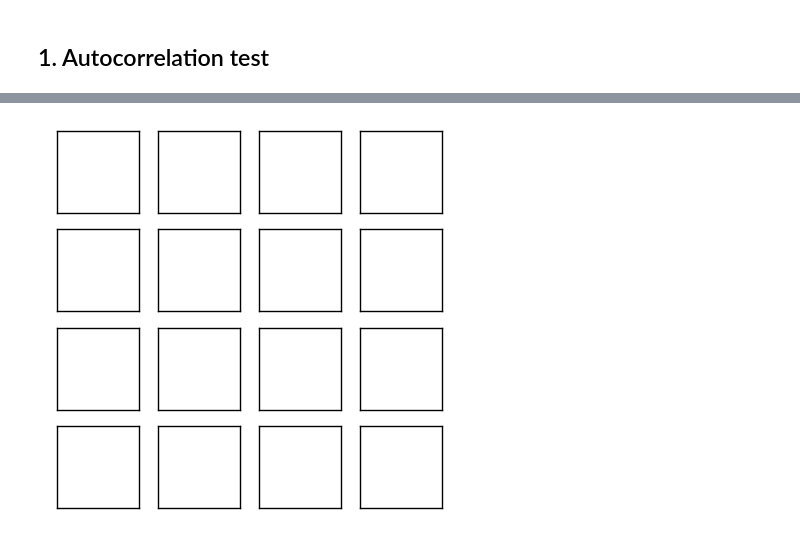
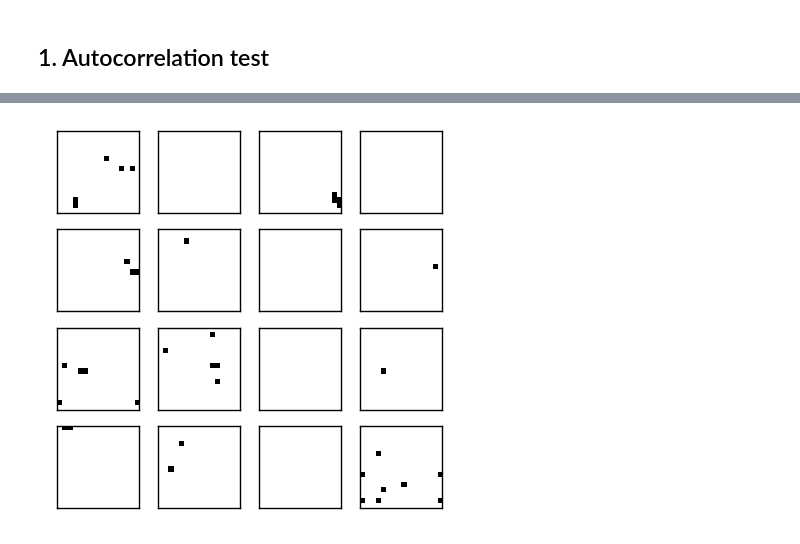
Before and after one commit to chanjure/LGTp, a Jupyter notebook: examples/Extending_machine_learning_classification_capabilities_with_histogram_reweighting.ipynb, the cells around one changed output, grey strips where cells are left out. Cells and saved outputs as stored; diff of their text form; code cells hidden in the pictures.

```diff
--- a/examples/Extending_machine_learning_classification_capabilities_with_histogram_reweighting.ipynb
+++ b/examples/Extending_machine_learning_classification_capabilities_with_histogram_reweighting.ipynb
@@ -144,0 +194,17 @@ len(conf)
+# %%
+# Input paramters
+T = np.linspace(1.53,3.28,32)
+bare_parameters = {'beta':1./T[0], 'J':1., 'h':0.00, 'mu':0.1}
+# %%
+n_equi_ac = t_eq
+for i in range(n_equi_ac):
+    lgt.metropolis(ising_ac, bare_parameters)
+
+n_conf_ac = 100
+conf_ac = []
+M_ac = []
+for e in range(n_conf_ac):
+    lgt.metropolis(ising_ac,bare_parameters)
+    conf_ac.append(ising_ac.field)
+    Mag = calcMag(ising_ac.field)
+    M_ac.append(Mag)
@@ -144,0 +215,6 @@ len(conf)
+# %%
+# Calculate autocorrelation
+ac_hist = np.empty(len(conf_ac))
+
+for i in range(len(conf_ac)):
+    ac_hist[i] = autocorrelation(conf_ac,calcAbsMag,i)
@@ -144,0 +236,12 @@ len(conf)
+# %%
+nt = 32
+
+nt      = 32         #  number of temperature points
+N       = 10         #  size of the lattice, N x N
+eqSteps = 1      #  number of MC sweeps for equilibration
+mcSteps = 100       #  number of MC sweeps for calculation
+
+
+T       = np.linspace(1.53, 3.28, nt);
+E,M,C,X = np.zeros(nt), np.zeros(nt), np.zeros(nt), np.zeros(nt)
+n1, n2  = 1.0/(mcSteps*N*N), 1.0/(mcSteps*mcSteps*N*N)
@@ -151,15 +331,15 @@ len(conf)
 # %%
 fig, ax = plt.subplots(4,4, dpi=125, figsize=(4,4))
 for i in range(4):
     for j in range(4):
         ind = i*4 + j
-        ax[i,j].imshow(conf[ind], vmin=-1, vmax=1, cmap='gray')
+        ax[i,j].imshow(conf[ind*10], vmin=-1, vmax=1, cmap='gray')
         ax[i,j].axes.xaxis.set_visible(False)
         ax[i,j].axes.yaxis.set_visible(False)
 
 plt.show()
 # %% [output]
-[figure, old version]
+[figure, new version]
 # %%
 # Measure
 M = []
```
Also changed, not shown: parts of 45 cells of this notebook, 6 other files.
